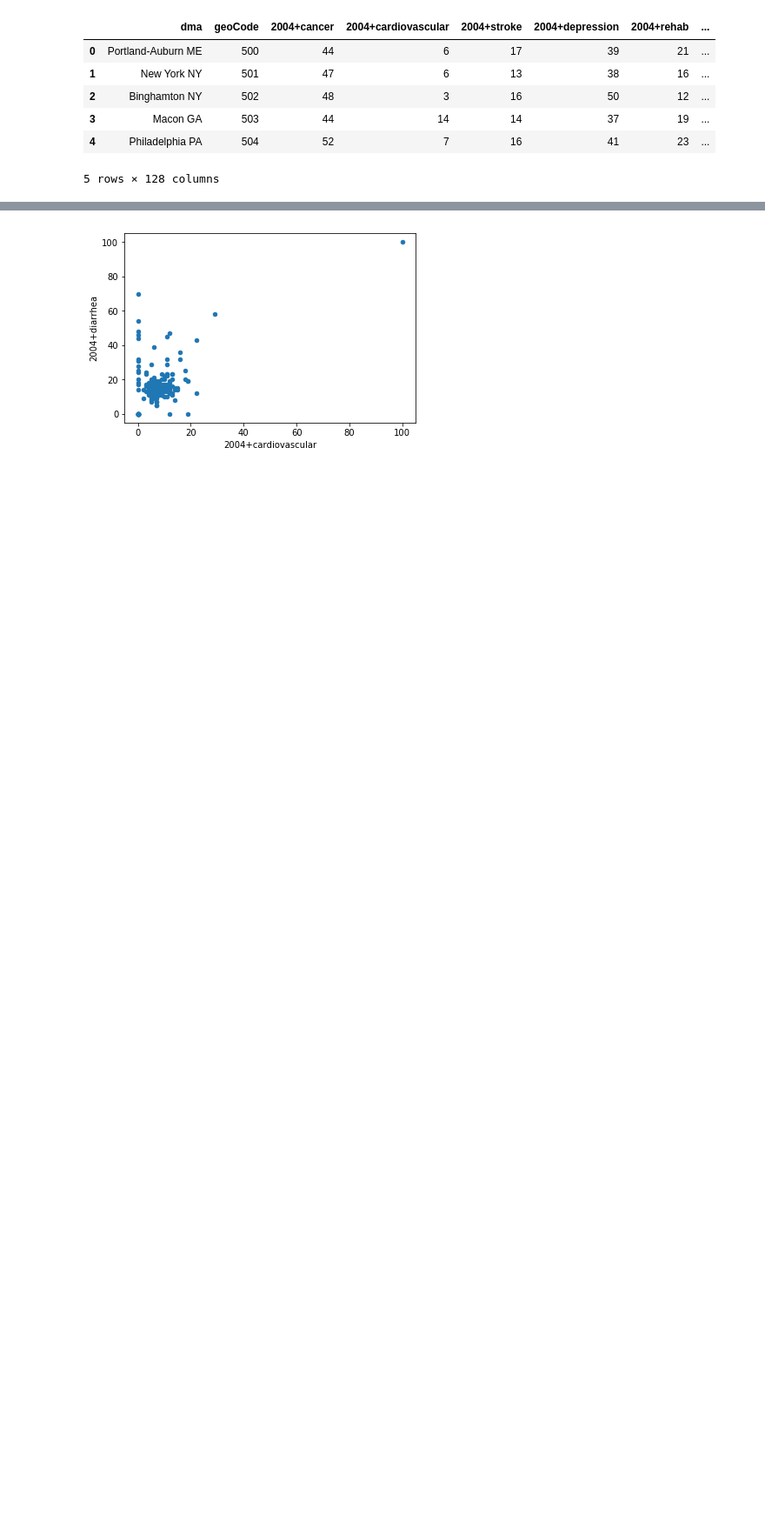
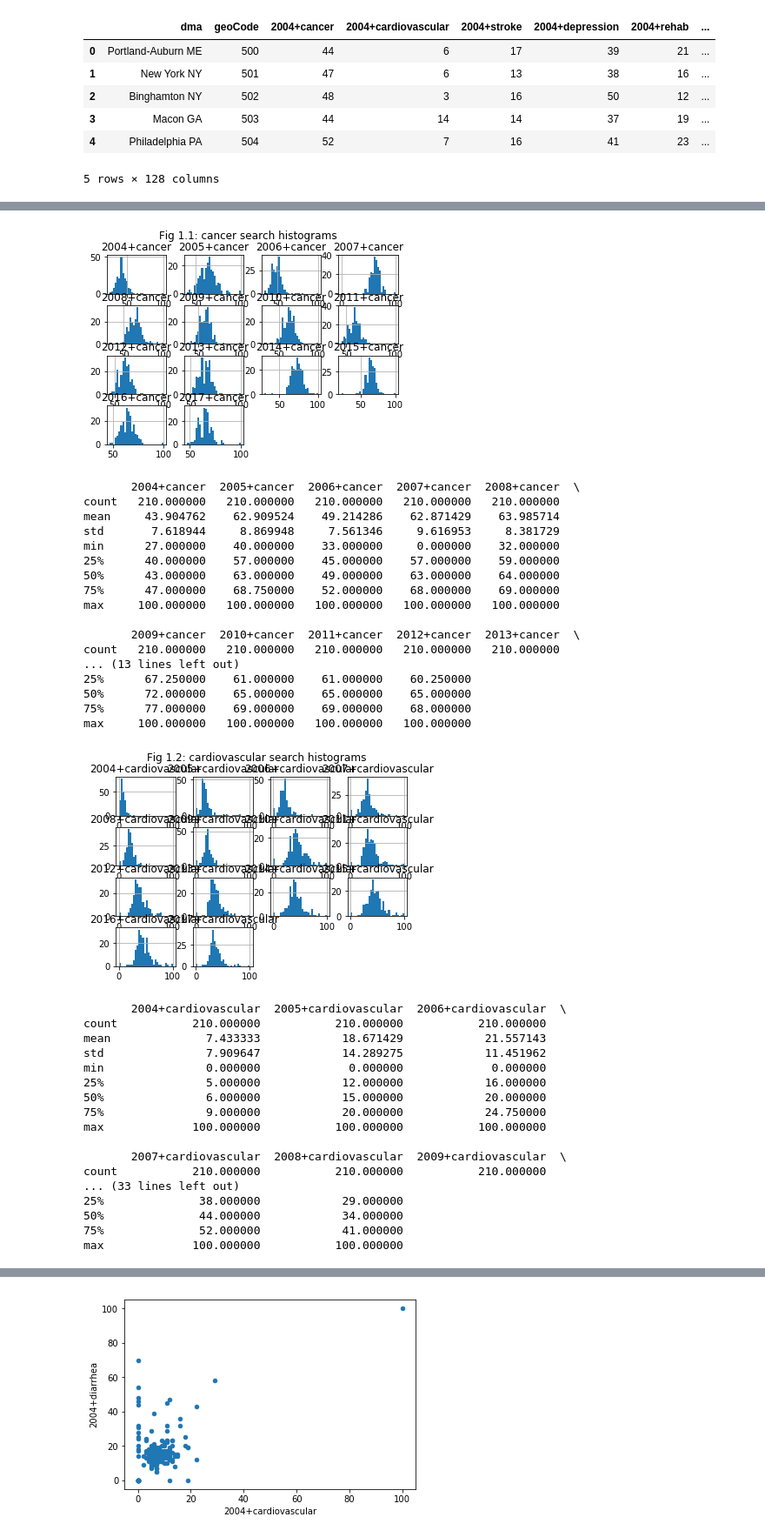
Before and after one commit to NohaKareem/Exploring-health-searches, a Jupyter notebook: Exploring health searches.ipynb, the cells around one changed output, grey strips where cells are left out. Shown at 87% size. Drawn from its saved outputs; the diff is of its cells as text; code cells hidden in the pictures; blank space fills up the shorter version.

```diff
--- a/Exploring health searches.ipynb
+++ b/Exploring health searches.ipynb
@@ -13,3 +13,17 @@ data.head()
 | 3 | Macon GA | 503 | 44 | 14 | 14 | 37 | 19 | ... |
 | 4 | Philadelphia PA | 504 | 52 | 7 | 16 | 41 | 23 | ... |
 5 rows × 128 columns
+# %%
+def render_heatmap(data, title):
+    data_corr = data.corr()
+    sns.heatmap(data_corr, annot = True, xticklabels = data_corr.columns, yticklabels = data_corr.columns)
+    mpl.suptitle(title)
+    mpl.show()
+
+def render_scattermatrix(data, title, xsize, ysize):
+    pd.plotting.scatter_matrix(data, figsize = (xsize, ysize))
+    mpl.tight_layout()
+    mpl.suptitle(title)
+    mpl.show()
+
+search_topics = ['cancer', 'cardiovascular', 'stroke', 'depression', 'rehab', 'vaccine', 'diarrhea', 'obesity', 'diabetes']
@@ -28,0 +87,46 @@ data.describe()
+# %%
+i = 0
+for search_str in search_topics:
+    i += 1
+    curr = data.filter(regex = search_str)
+    curr.hist(bins = 30)
+    mpl.suptitle('Fig 1.' + str(i) + ': ' + search_str + ' search histograms')
+    mpl.show()
+    print(curr.describe())
+# %% [output]
+[figure, added]
+       2004+cancer  2005+cancer  2006+cancer  2007+cancer  2008+cancer  \
+count   210.000000   210.000000   210.000000   210.000000   210.000000
+mean     43.904762    62.909524    49.214286    62.871429    63.985714
+std       7.618944     8.869948     7.561346     9.616953     8.381729
+min      27.000000    40.000000    33.000000     0.000000    32.000000
+25%      40.000000    57.000000    45.000000    57.000000    59.000000
+50%      43.000000    63.000000    49.000000    63.000000    64.000000
+75%      47.000000    68.750000    52.000000    68.000000    69.000000
+max     100.000000   100.000000   100.000000   100.000000   100.000000
+
+       2009+cancer  2010+cancer  2011+cancer  2012+cancer  2013+cancer  \
+count   210.000000   210.000000   210.000000   210.000000   210.000000
+... (13 lines left out)
+25%      67.250000    61.000000    61.000000    60.250000
+50%      72.000000    65.000000    65.000000    65.000000
+75%      77.000000    69.000000    69.000000    68.000000
+max     100.000000   100.000000   100.000000   100.000000
+[figure, added]
+       2004+cardiovascular  2005+cardiovascular  2006+cardiovascular  \
+count           210.000000           210.000000           210.000000
+mean              7.433333            18.671429            21.557143
+std               7.909647            14.289275            11.451962
+min               0.000000             0.000000             0.000000
+25%               5.000000            12.000000            16.000000
+50%               6.000000            15.000000            20.000000
+75%               9.000000            20.000000            24.750000
+max             100.000000           100.000000           100.000000
+
+       2007+cardiovascular  2008+cardiovascular  2009+cardiovascular  \
+count           210.000000           210.000000           210.000000
+... (33 lines left out)
+25%              38.000000            29.000000
+50%              44.000000            34.000000
+75%              52.000000            41.000000
+max             100.000000           100.000000
```
Also changed, not shown: parts of 16 cells of this notebook, 1 other file.
